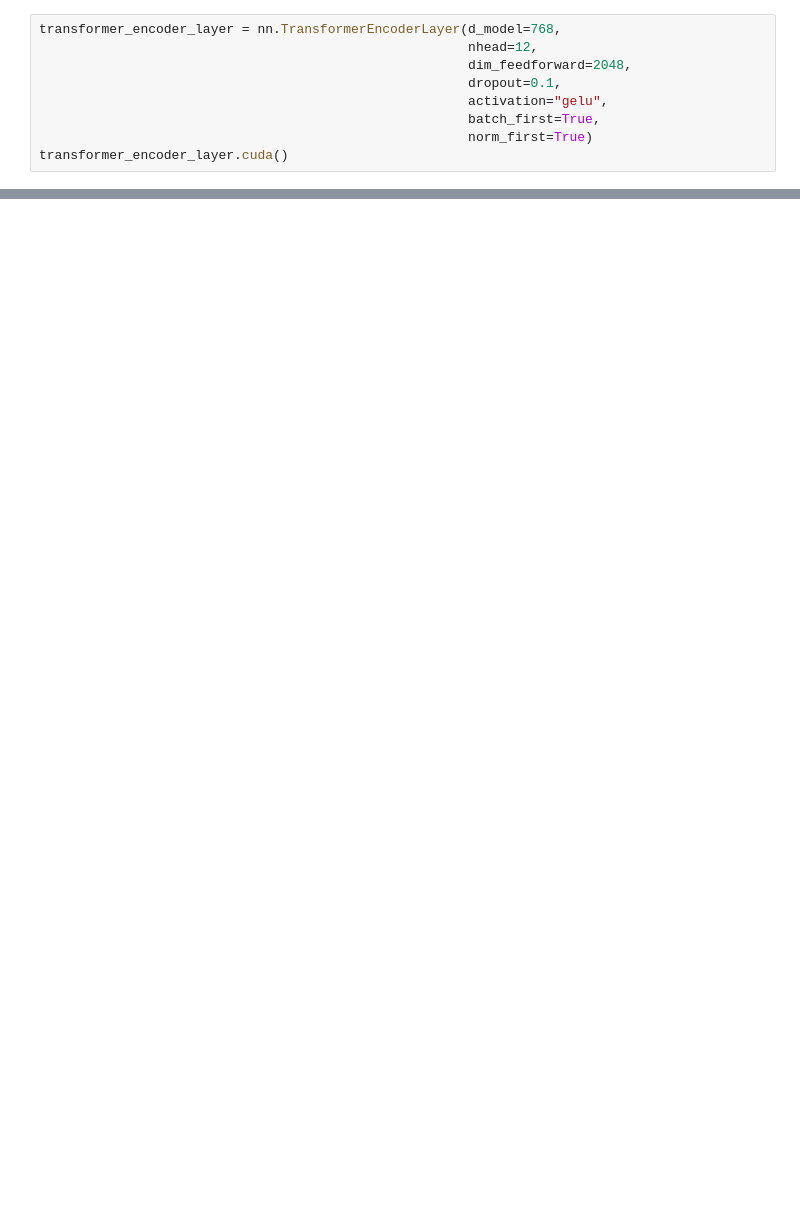
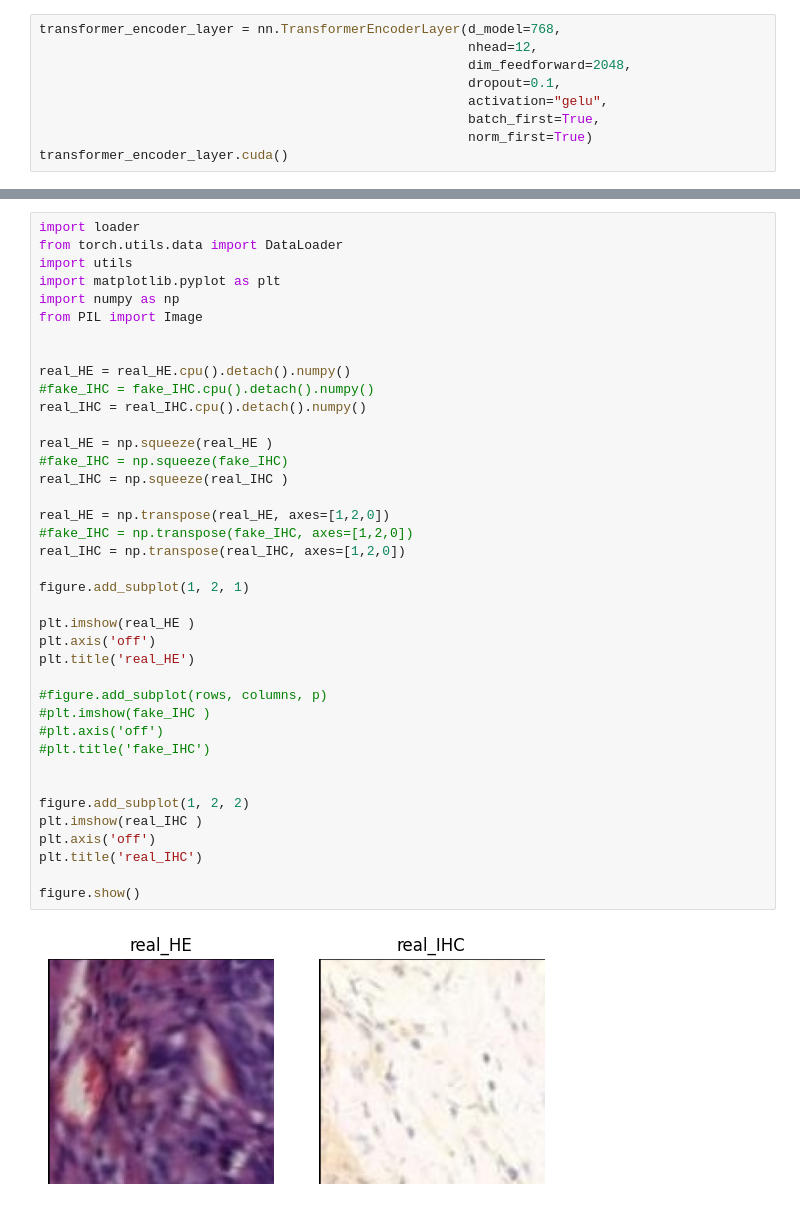
Before and after one commit to Philipp-Ro/torch_stain_transfer, a Jupyter notebook: code/testting.ipynb, the cells around one changed output, grey strips where cells are left out. Saved outputs shown, nothing was run; the diff lists cells and outputs as text; blank space fills up the shorter version.

```diff
--- a/code/testting.ipynb
+++ b/code/testting.ipynb
@@ -397,0 +330,41 @@ def rescale_img_for_plot(IHC_batch,HE_batch,fake_HE_batch):
+# %%
+import loader
+from torch.utils.data import DataLoader
+import utils
+import matplotlib.pyplot as plt
+import numpy as np
+from PIL import Image
+
+
+real_HE = real_HE.cpu().detach().numpy()
+#fake_IHC = fake_IHC.cpu().detach().numpy()
+real_IHC = real_IHC.cpu().detach().numpy()
+
+real_HE = np.squeeze(real_HE )
+#fake_IHC = np.squeeze(fake_IHC)
+real_IHC = np.squeeze(real_IHC )
+
+real_HE = np.transpose(real_HE, axes=[1,2,0])
+#fake_IHC = np.transpose(fake_IHC, axes=[1,2,0])
+real_IHC = np.transpose(real_IHC, axes=[1,2,0])
+
+figure.add_subplot(1, 2, 1)
+
+plt.imshow(real_HE )
+plt.axis('off')
+plt.title('real_HE')
+
+#figure.add_subplot(rows, columns, p)
+#plt.imshow(fake_IHC )
+#plt.axis('off')
+#plt.title('fake_IHC')
+
+
+figure.add_subplot(1, 2, 2)
+plt.imshow(real_IHC )
+plt.axis('off')
+plt.title('real_IHC')
+
+figure.show()
+# %% [output]
+[figure, added]
```
Also changed, not shown: parts of 12 cells of this notebook, 8 other files.
